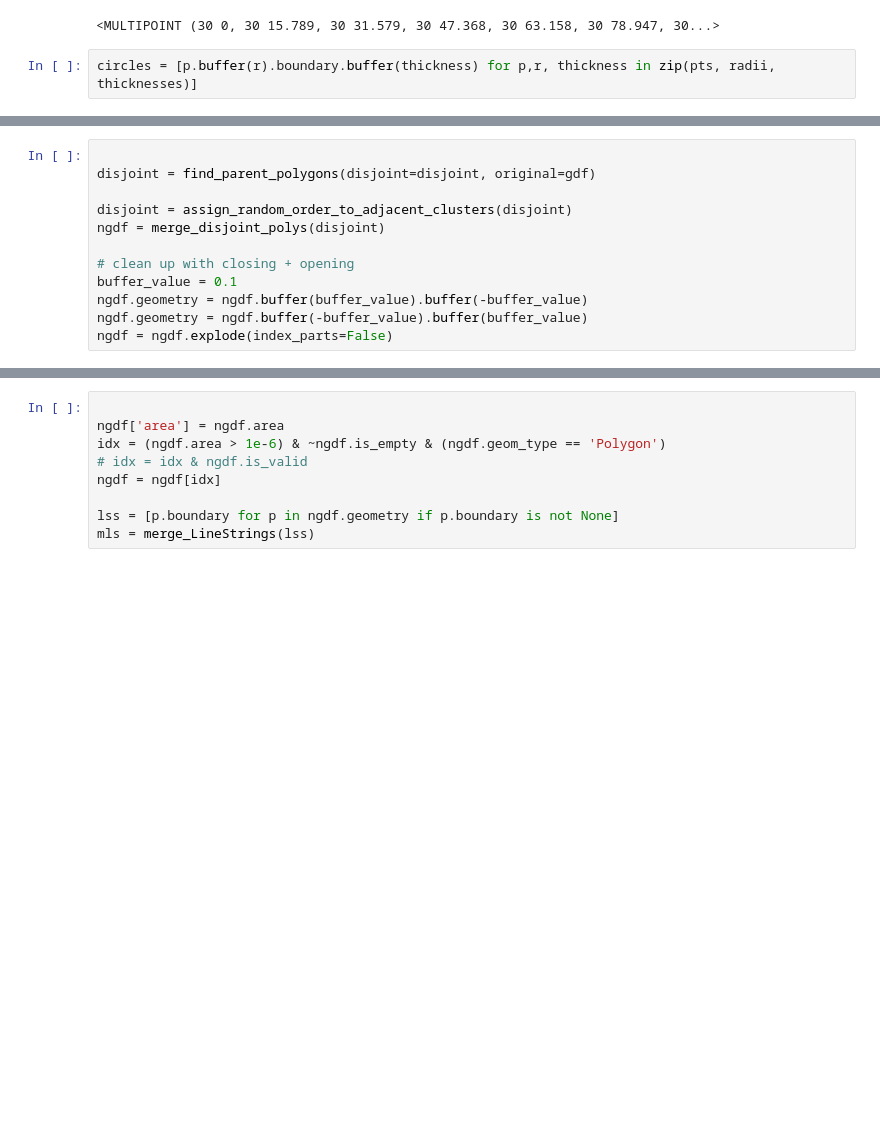
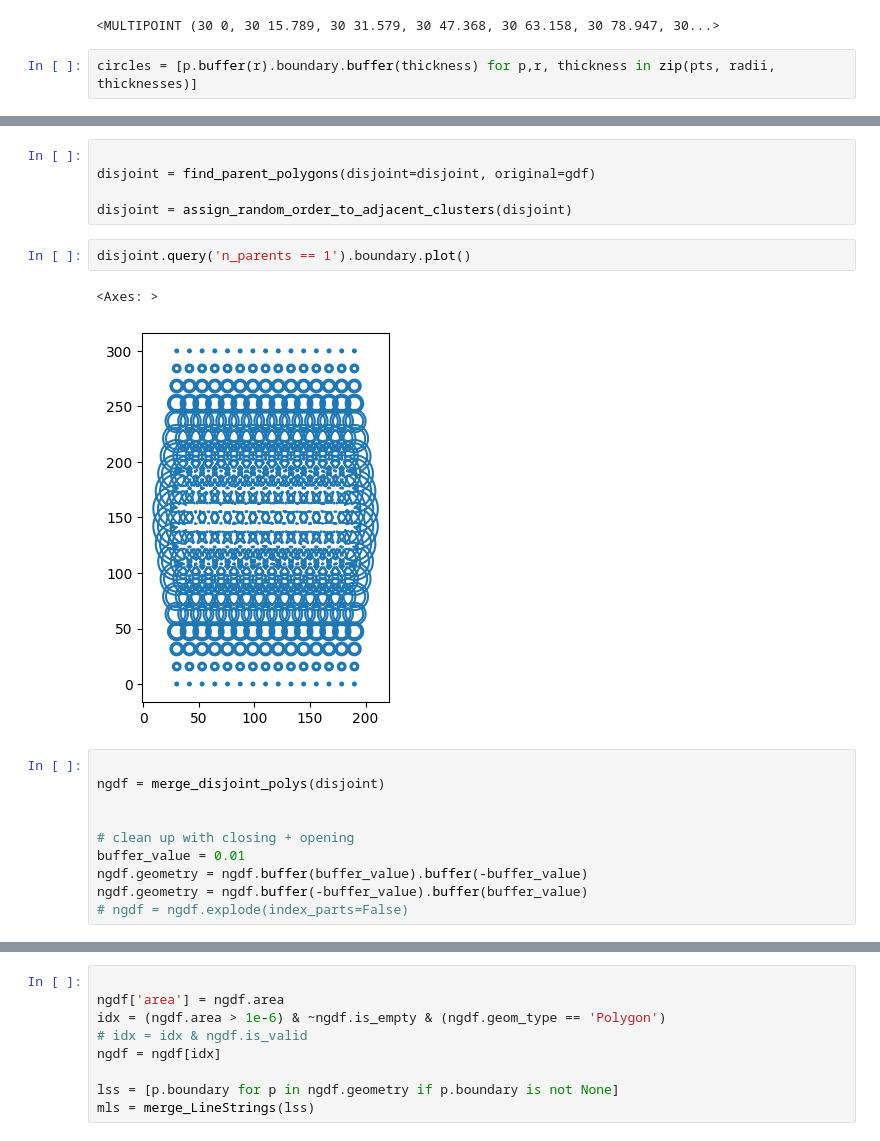
Before and after one commit to ANaka/brr, a Jupyter notebook: projects/dashing/dashing/20230331_intersection_dashing.ipynb, the cells around one changed output, grey strips where cells are left out. Drawn from its saved outputs; the diff is of its cells as text; blank space fills up the shorter version.

```diff
--- a/projects/dashing/dashing/20230331_intersection_dashing.ipynb
+++ b/projects/dashing/dashing/20230331_intersection_dashing.ipynb
@@ -143,12 +140,20 @@ Chunking polygons
+# %%
+
+disjoint = find_parent_polygons(disjoint=disjoint, original=gdf)
+
+disjoint = assign_random_order_to_adjacent_clusters(disjoint)
+# %%
+disjoint.query('n_parents == 1').boundary.plot()
+# %% [output]
+<Axes: >
+[figure, added]
 # %%
 
-disjoint = find_parent_polygons(disjoint=disjoint, original=gdf)
-
-disjoint = assign_random_order_to_adjacent_clusters(disjoint)
 ngdf = merge_disjoint_polys(disjoint)
 
+
 # clean up with closing + opening
-buffer_value = 0.1
+buffer_value = 0.01
 ngdf.geometry = ngdf.buffer(buffer_value).buffer(-buffer_value)
 ngdf.geometry = ngdf.buffer(-buffer_value).buffer(buffer_value)
-ngdf = ngdf.explode(index_parts=False)
+# ngdf = ngdf.explode(index_parts=False)
```
Also changed, not shown: parts of 53 cells of this notebook.
